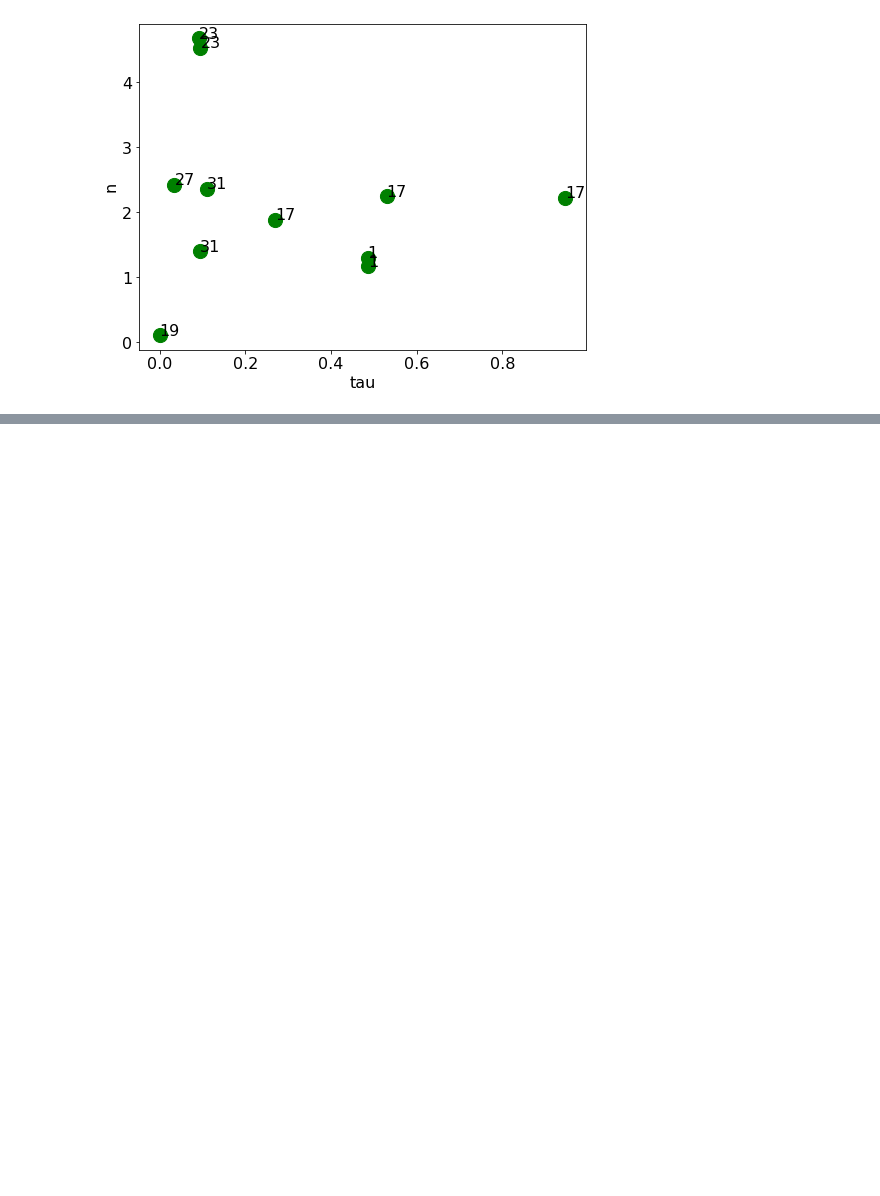
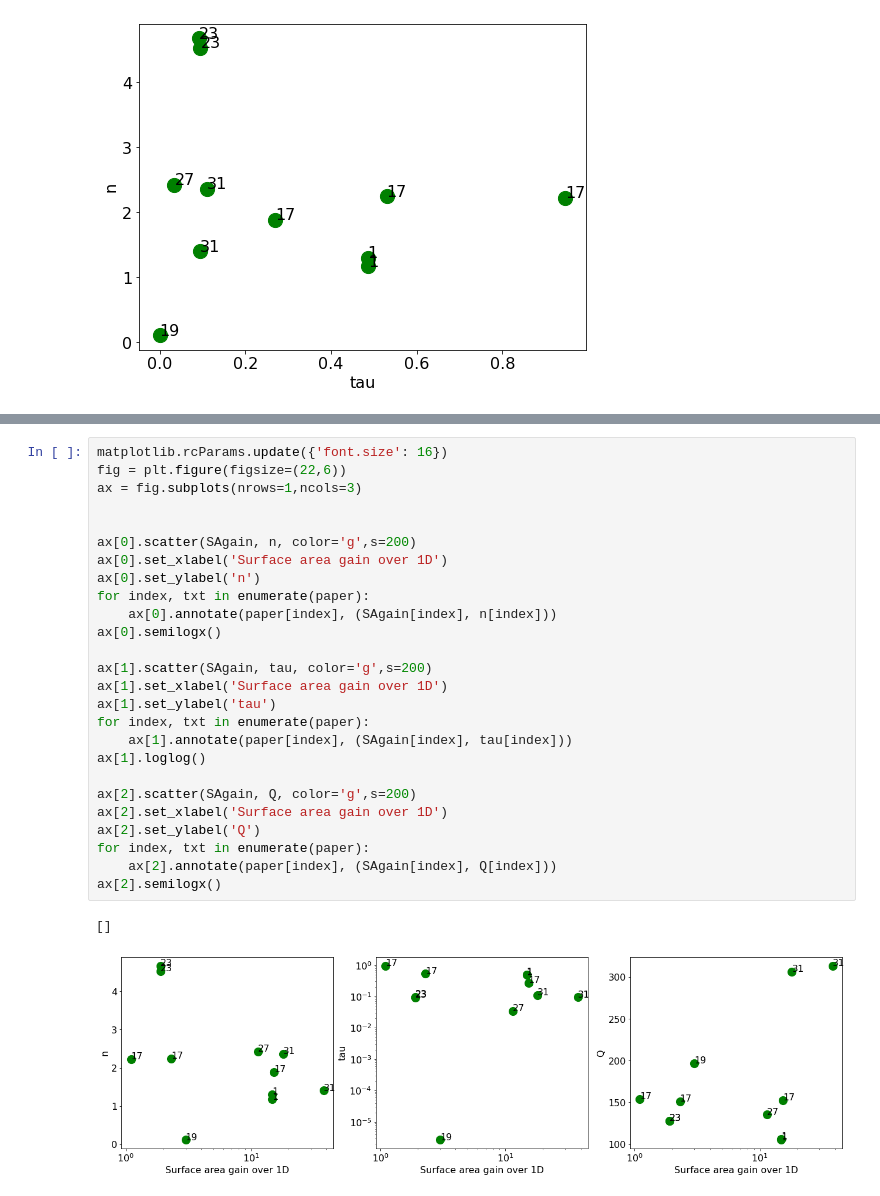
Before and after one commit to BatteryDesign/BatteryRateCap, a Jupyter notebook: Fitting_visualization.ipynb, the cells around one changed output, grey strips where cells are left out. Saved outputs shown, nothing was run; the diff lists cells and outputs as text; blank space fills up the shorter version.

```diff
--- a/Fitting_visualization.ipynb
+++ b/Fitting_visualization.ipynb
@@ -647,0 +686,29 @@ adjust_text(texts)
+# %%
+matplotlib.rcParams.update({'font.size': 16})
+fig = plt.figure(figsize=(22,6))
+ax = fig.subplots(nrows=1,ncols=3)
+
+
+ax[0].scatter(SAgain, n, color='g',s=200)
+ax[0].set_xlabel('Surface area gain over 1D')
+ax[0].set_ylabel('n')
+for index, txt in enumerate(paper):
+    ax[0].annotate(paper[index], (SAgain[index], n[index]))
+ax[0].semilogx()
+
+ax[1].scatter(SAgain, tau, color='g',s=200)
+ax[1].set_xlabel('Surface area gain over 1D')
+ax[1].set_ylabel('tau')
+for index, txt in enumerate(paper):
+    ax[1].annotate(paper[index], (SAgain[index], tau[index]))
+ax[1].loglog()
+
+ax[2].scatter(SAgain, Q, color='g',s=200)
+ax[2].set_xlabel('Surface area gain over 1D')
+ax[2].set_ylabel('Q')
+for index, txt in enumerate(paper):
+    ax[2].annotate(paper[index], (SAgain[index], Q[index]))
+ax[2].semilogx()
+# %% [output]
+[]
+[figure, added]
```
Also changed, not shown: parts of 4 cells of this notebook.
